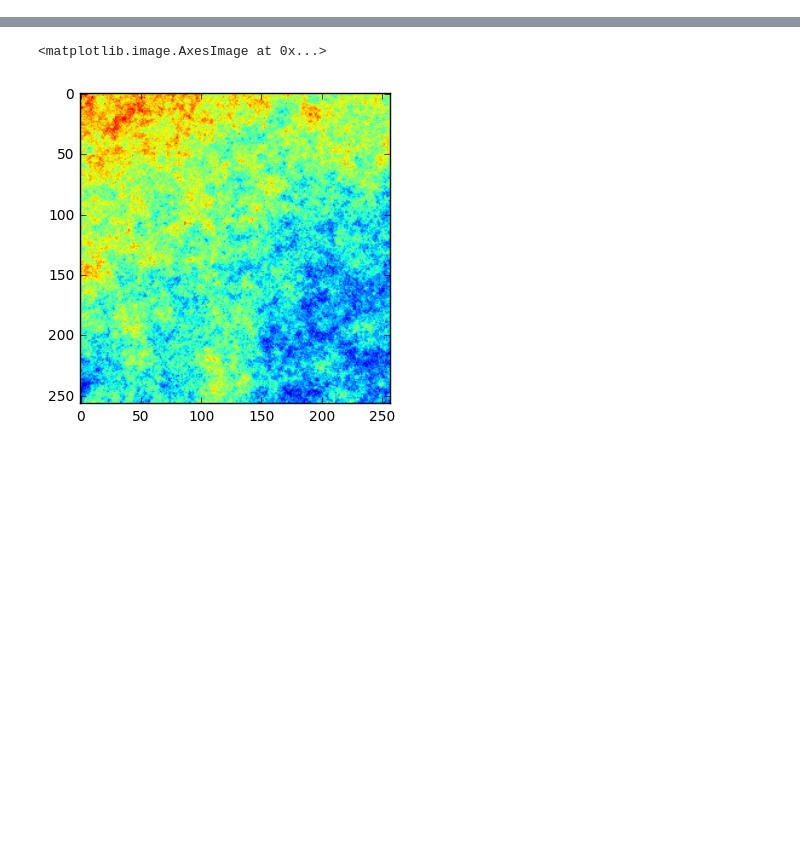
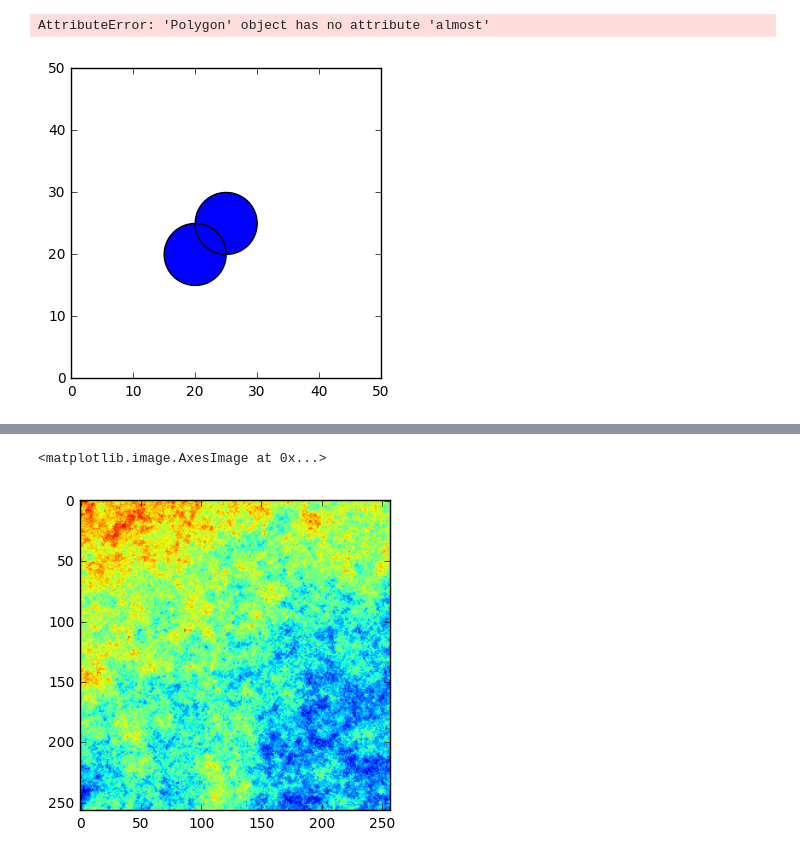
Before and after one commit to CNERG/cycsat, a Jupyter notebook: Untitled.ipynb, the cells around one changed output, grey strips where cells are left out. Drawn from its saved outputs; the diff is of its cells as text; code cells hidden in the pictures; blank space fills up the shorter version.

```diff
--- a/Untitled.ipynb
+++ b/Untitled.ipynb
@@ -30,0 +25,31 @@ AssertionError:
+# %%
+b = Point(25,25).buffer(5); a = Point(20,20).buffer(5)
+
+rings = [LineString(pol.exterior.coords) for pol in [a,b]]
+union = unary_union(rings)
+result = [geom for geom in polygonize(union)]
+
+ax = plt.subplot(1,1,1)
+ax.set_xlim([0,50])
+ax.set_ylim([0,50])
+ax.set_aspect('equal')
+
+for r in result:
+    ax.add_patch(PolygonPatch(r))
+
+finals = list()
+
+for res in result:
+    checks = list()
+    for s in [a,b]:
+        if s.almost(res):
+            print(True)
+            checks.append(True)
+        else:
+            print(False)
+            checks.append(False)
+    if False not in checks:
+        finals.append(res)
+# %% [output]
+AttributeError: 'Polygon' object has no attribute 'almost'
+[figure, added]
```
Also changed, not shown: parts of 6 cells of this notebook, 7 other files.
